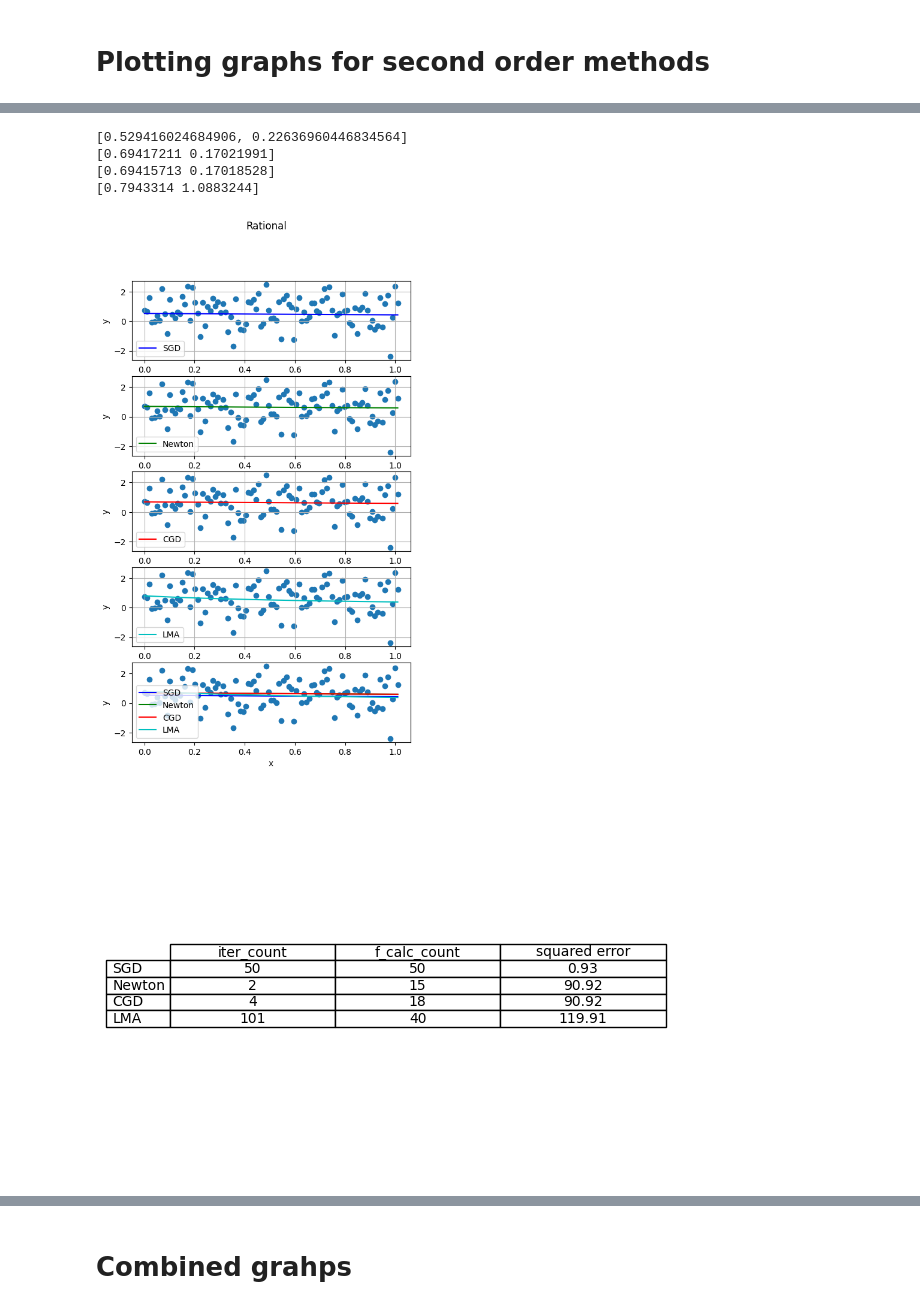
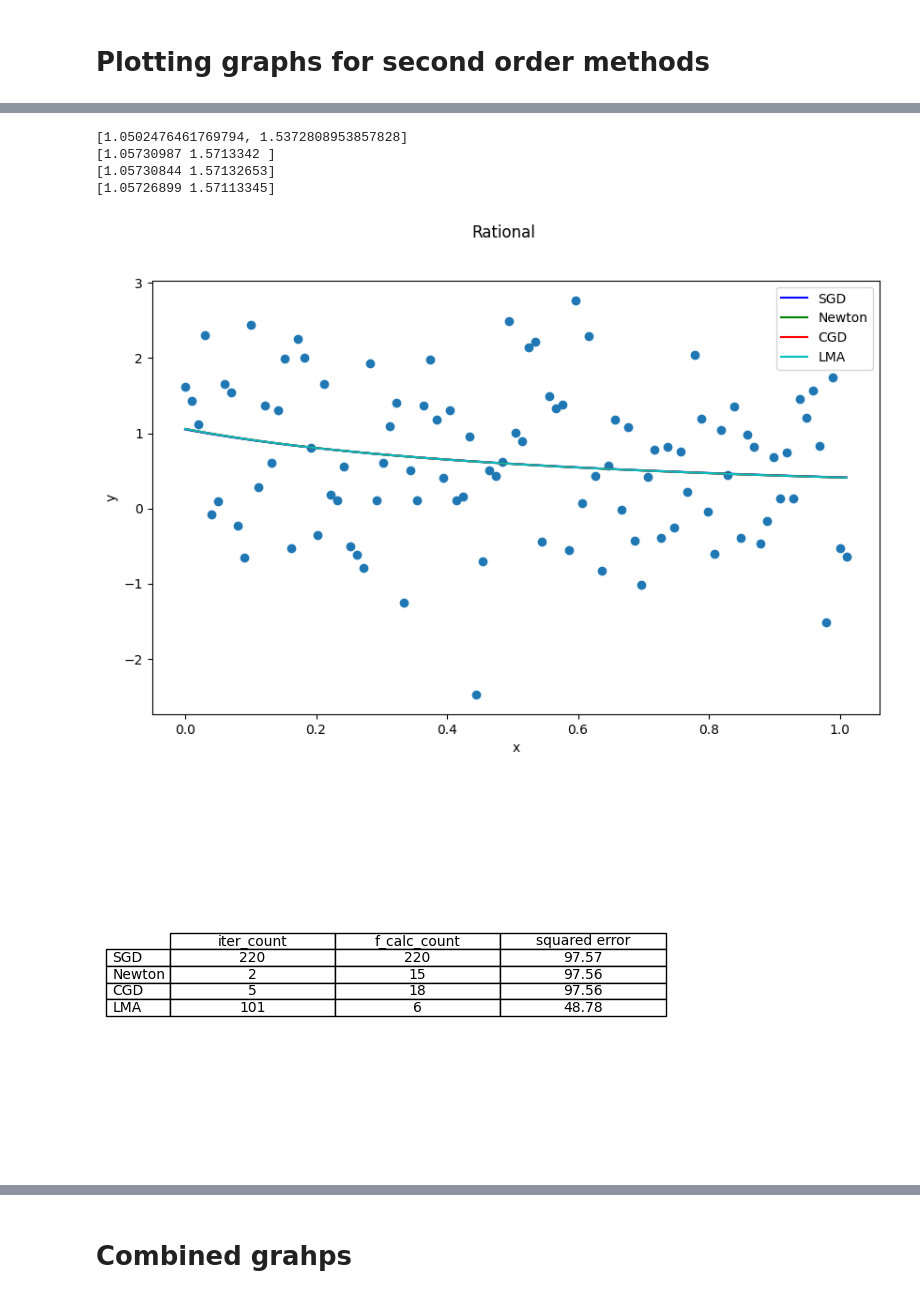
Before and after one commit to RuslanKozlyak/Labs_ITMO, a Jupyter notebook: AandD/Lr3.ipynb, the cells around one changed output, grey strips where cells are left out. Cells and saved outputs as stored; diff of their text form; code cells hidden in the pictures.

```diff
--- a/AandD/Lr3.ipynb
+++ b/AandD/Lr3.ipynb
@@ -392,5 +413,6 @@ SGD_result_linear = [iter_num, func_calc_num, precision*100]
 # %% [markdown]
 # Gradient descent rational
 # %%
-w_rational, b_rational, iter_num_rational, func_calc_num_rational, precision_rational = SGD(x, y, rational, epoch_count=400, lr=0.01)
+w_rational, b_rational, iter_num_rational, func_calc_num_rational, precision_rational = SGD(x, y, rational, epoch_count=300, lr=0.001, e=0.000001, initial_point=[1,1])
+print(w_rational, b_rational)
 # %% [output]
@@ -419,7 +430,7 @@ conjugate_result_linear = [conjugate_linear['nit'], conjugate_linear['nfev'], co
 # %% [markdown]
 # Conjugate gradient rational
 # %%
-initial_guess = [0, 0]
+initial_guess = [-1, 1]
 conjugate_rational = opt.minimize(loss_rational, initial_guess, args=(x,y), method='CG', tol = 0.001)
 # %%
 conjugate_result_rational = [conjugate_rational['nit'], conjugate_rational['nfev'], conjugate_rational['fun']]
@@ -433,7 +444,7 @@ newton_result_linear = [newton_linear['nit'], newton_linear['nfev'], newton_line
 # %% [markdown]
 # Newton rational
 # %%
-initial_guess = [0, 0]
+initial_guess = [-1, 1]
 newton_rational = opt.minimize(loss_rational, initial_guess, args=(x,y), method='BFGS')
 # %%
 newton_result_rational = [newton_rational['nit'], newton_rational['nfev'], newton_rational['fun']]
@@ -466,7 +459,7 @@ lma_result_linear = [len(lma_linear['fun']), lma_linear['nfev'], lma_linear['cos
 # %% [markdown]
 # Levenberg-Marquardt rational
 # %%
-initial_guess = [0, 0]
+initial_guess = [-1, 1]
 lma_rational = opt.least_squares(loss_rational_lma, initial_guess, args=(x,y), method='lm')
 # %%
 lma_result_rational = [len(lma_rational['fun']), lma_rational['nfev'], lma_rational['cost']]
@@ -490,24 +483,24 @@ plot_aprox_result(x, y, methods_and_coafs_first_order, linear, 'Linear')
 # %%
 methods_and_coafs_rational_first_order = {
     'SGD': [w_rational, b_rational],
     'Newton': newton_rational['x'],
     'CGD': conjugate_rational['x'],
     'LMA': lma_rational['x'],
 }
 
-plot_aprox_result(x, y, methods_and_coafs_rational_first_order, rational, 'Rational')
+plot_aprox_result(x, y, methods_and_coafs_rational_first_order, rational, 'Rational', plot_full_only = True, figsize=(10, 6))
 # %% [output]
-[0.529416024684906, 0.22636960446834564]
-[0.69417211 0.17021991]
-[0.69415713 0.17018528]
-[0.7943314 1.0883244]
+[1.0502476461769794, 1.5372808953857828]
+[1.05730987 1.5713342 ]
+[1.05730844 1.57132653]
+[1.05726899 1.57113345]
-[figure, old version]
+[figure, new version]
 # %%
 make_table_2d([SGD_result_linear, conjugate_result_linear, newton_result_linear, lma_result_linear],
-               row_headers = list(methods_and_coafs.keys()),
+               row_headers = list(methods_and_coafs_first_order.keys()),
                column_headers = ['iter_count','f_calc_count', 'squared error'])
 # %% [output]
-[figure, old version]
+[figure, new version]
 # %%
 make_table_2d([SGD_result_rational, conjugate_result_rational, newton_result_rational, lma_result_rational],
                row_headers = list(methods_and_coafs_rational_first_order.keys()),
```
Also changed, not shown: parts of 23 cells of this notebook, 1 other file.
